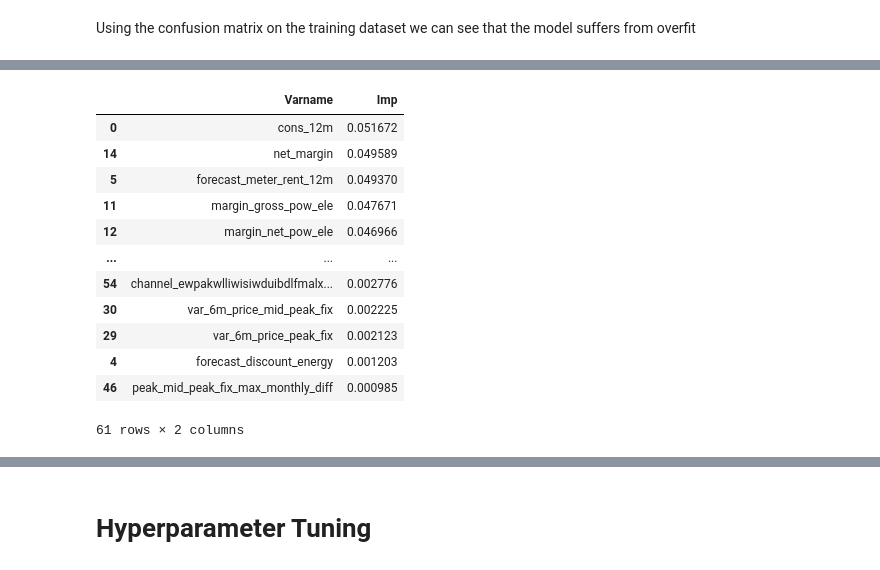
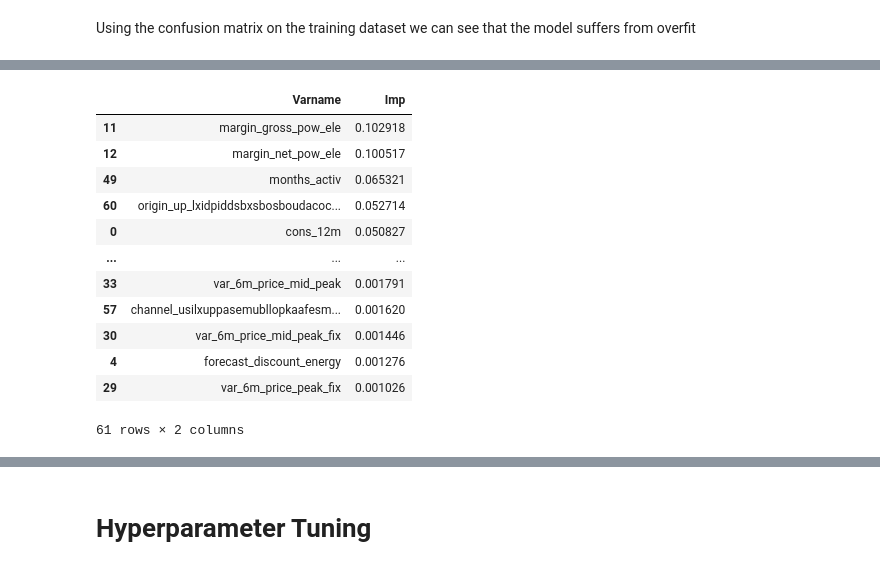
Before and after one commit to Ramon-PR/BCG-DataScience-The-Forage, a Jupyter notebook: nbs/Task4_modeling.ipynb, the cells around one changed output, grey strips where cells are left out. Cells and saved outputs as stored; diff of their text form; code cells hidden in the pictures.

```diff
--- a/nbs/Task4_modeling.ipynb
+++ b/nbs/Task4_modeling.ipynb
@@ -175,0 +402,20 @@ Using the confusion matrix on the training dataset we can see that the model suf
+# %%
+params = dict(
+    random_state=42,
+    n_estimators=100,
+    class_weight='balanced',
+    max_depth=5
+)
+
+fig, axs = plt.subplots(2, 2, figsize=(15, 5))
+
+for i, max_features in enumerate(['sqrt', 'log2', 10, 2]):
+    ax = axs.flatten()[i]
+    ax.set_title(f"max_features={max_features}")
+
+    params['max_features'] = max_features
+    print(f"Testing max_features={max_features}")
+    rf_train_and_metric(X_train, y_train, X_test, y_test, ax, **params)
+
+plt.tight_layout()
+plt.show()
@@ -175,0 +434,19 @@ Using the confusion matrix on the training dataset we can see that the model suf
+# %%
+params = dict(
+    random_state=42,
+    n_estimators=100,
+    class_weight='balanced',
+    max_depth=5
+)
+
+model_b = RandomForestClassifier(**params)
+
+model_b.fit(X=X_train, y=y_train) # Complete this method call!
+disp = ConfusionMatrixDisplay.from_estimator(
+        model_b,
+        X_test,
+        y_test,
+        display_labels=class_names,
+        cmap="Blues",
+        # normalize="true",
+    )
@@ -176,21 +455,21 @@ Using the confusion matrix on the training dataset we can see that the model suf
 # %%
 imp_df = pd.DataFrame({
     "Varname": X_train.columns,
-    "Imp": model.feature_importances_
+    "Imp": model_b.feature_importances_
 })
 
 imp_df.sort_values(by="Imp", ascending=False)
 # %% [output]
 |  | Varname | Imp |
-| 0 | cons_12m | 0.051672 |
-| 14 | net_margin | 0.049589 |
-| 5 | forecast_meter_rent_12m | 0.049370 |
-| 11 | margin_gross_pow_ele | 0.047671 |
-| 12 | margin_net_pow_ele | 0.046966 |
+| 11 | margin_gross_pow_ele | 0.102918 |
+| 12 | margin_net_pow_ele | 0.100517 |
+| 49 | months_activ | 0.065321 |
+| 60 | origin_up_lxidpiddsbxsbosboudacoc... | 0.052714 |
+| 0 | cons_12m | 0.050827 |
 | ... | ... | ... |
-| 54 | channel_ewpakwlliwisiwduibdlfmalx... | 0.002776 |
-| 30 | var_6m_price_mid_peak_fix | 0.002225 |
-| 29 | var_6m_price_peak_fix | 0.002123 |
-| 4 | forecast_discount_energy | 0.001203 |
-| 46 | peak_mid_peak_fix_max_monthly_diff | 0.000985 |
+| 33 | var_6m_price_mid_peak | 0.001791 |
+| 57 | channel_usilxuppasemubllopkaafesm... | 0.001620 |
+| 30 | var_6m_price_mid_peak_fix | 0.001446 |
+| 4 | forecast_discount_energy | 0.001276 |
+| 29 | var_6m_price_peak_fix | 0.001026 |
 61 rows × 2 columns
```
Also changed, not shown: parts of 62 cells of this notebook.
